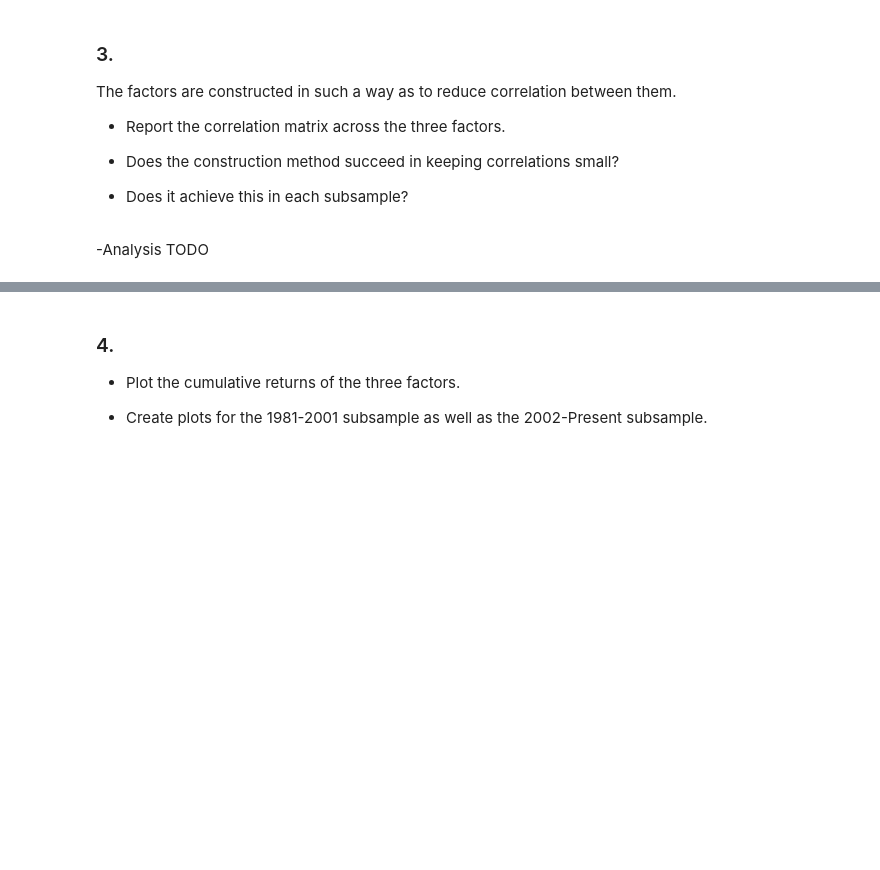
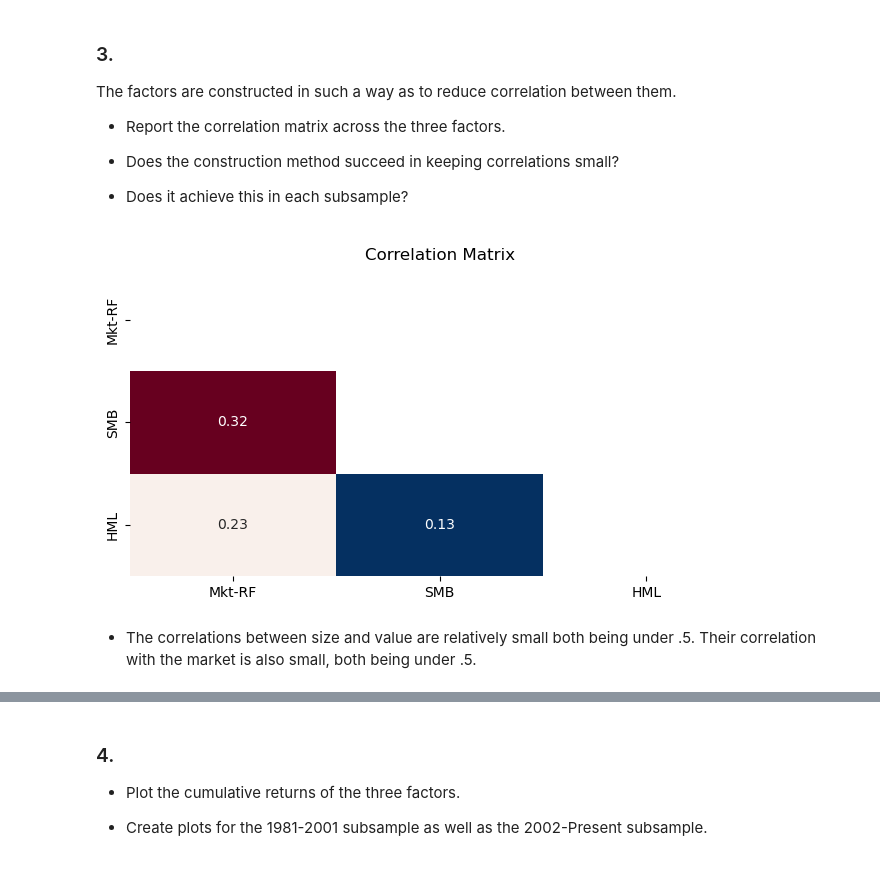
Before and after one commit to amclaugh26/PortfolioHomeworkGroupB, a Jupyter notebook: assignment_4/C.4.0. DFA and Factor Investing.ipynb, the cells around one changed output, grey strips where cells are left out. Saved outputs shown, nothing was run; the diff lists cells and outputs as text; code cells hidden in the pictures; blank space fills up the shorter version.

```diff
--- a/assignment_4/C.4.0. DFA and Factor Investing.ipynb
+++ b/assignment_4/C.4.0. DFA and Factor Investing.ipynb
@@ -154,7 +151,18 @@ The factors are constructed in such a way as to reduce correlation between them.
 * Does the construction method succeed in keeping correlations small?
 
 * Does it achieve this in each subsample?
+# %%
+#setup
+def plot_correlation_matrix(rets):
+    correlation_matrix = rets.corr()
+    mask = np.triu(np.ones_like(correlation_matrix,dtype=bool))
+    plt.figure(figsize=(8, 4)) # Set the figure size for better readability
+    sns.heatmap(correlation_matrix,mask=mask, annot=True, fmt='.2f', cmap='RdBu_r', cbar=False)
+    plt.title('Correlation Matrix')
 # %%
 #TODO
+plot_correlation_matrix(factors)
+# %% [output]
+[figure, added]
 # %% [markdown]
--Analysis TODO
+- The correlations between size and value are relatively small both being under .5. Their correlation with the market is also small, both being under .5.
```
Also changed, not shown: parts of 4 cells of this notebook.
